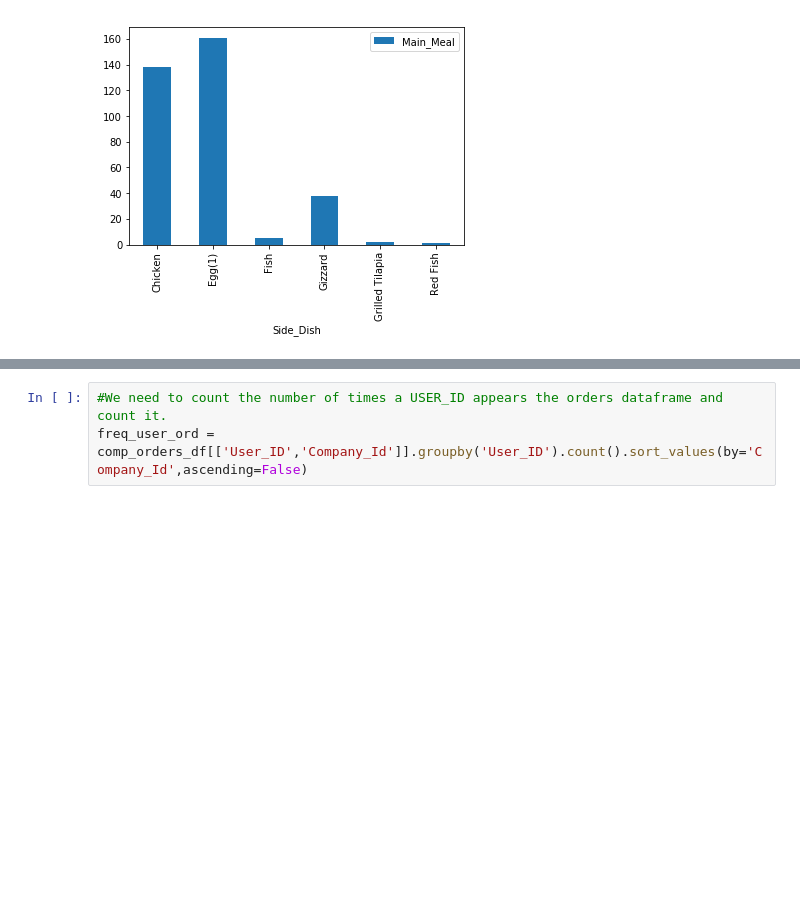
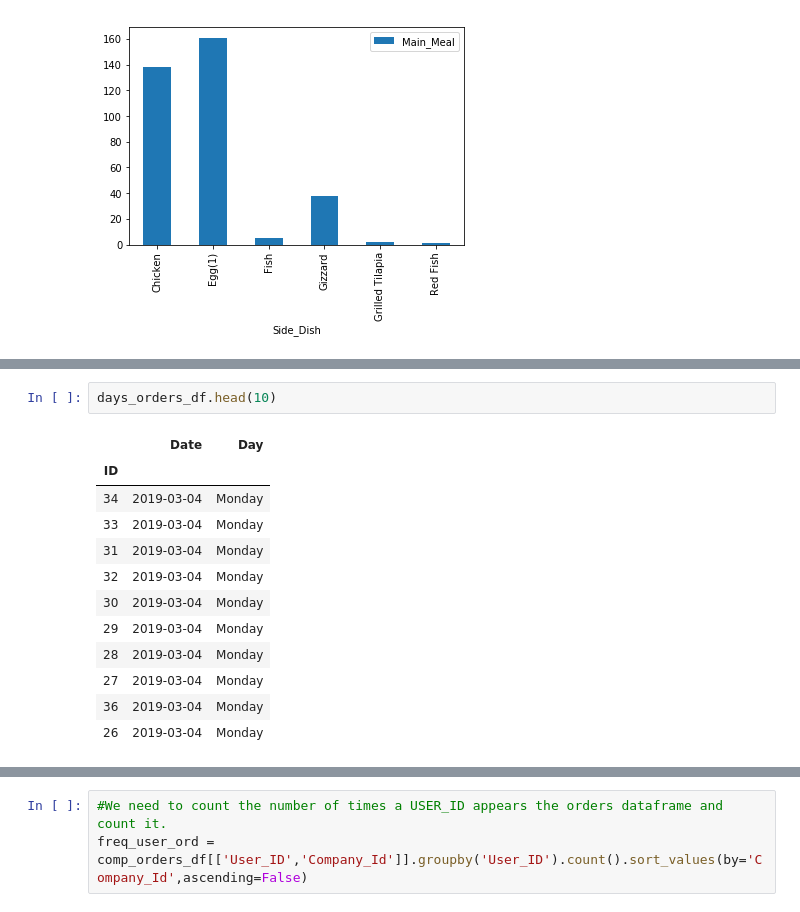
Before and after one commit to thechriskoka/playing-with-data, a Jupyter notebook: lunch-data/Lunch-Challenge-Solved.ipynb, the cells around one changed output, grey strips where cells are left out. Drawn from its saved outputs; the diff is of its cells as text; blank space fills up the shorter version.

```diff
--- a/lunch-data/Lunch-Challenge-Solved.ipynb
+++ b/lunch-data/Lunch-Challenge-Solved.ipynb
@@ -238,0 +284,15 @@ no_orders_df
+# %%
+days_orders_df.head(10)
+# %% [output]
+|  | Date | Day |
+| ID |  |  |
+| 34 | 2019-03-04 | Monday |
+| 33 | 2019-03-04 | Monday |
+| 31 | 2019-03-04 | Monday |
+| 32 | 2019-03-04 | Monday |
+| 30 | 2019-03-04 | Monday |
+| 29 | 2019-03-04 | Monday |
+| 28 | 2019-03-04 | Monday |
+| 27 | 2019-03-04 | Monday |
+| 36 | 2019-03-04 | Monday |
+| 26 | 2019-03-04 | Monday |
```
Also changed, not shown: parts of 10 cells of this notebook.
